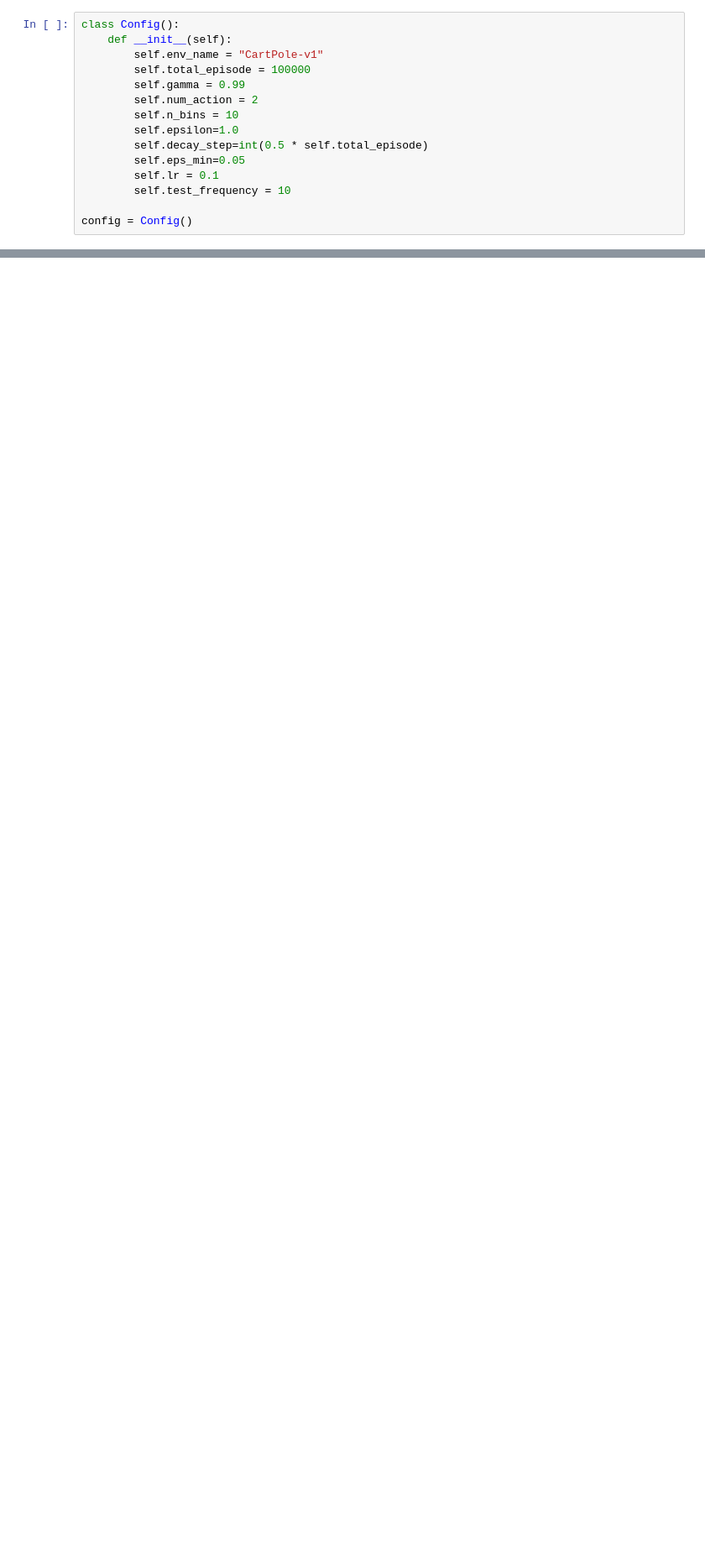
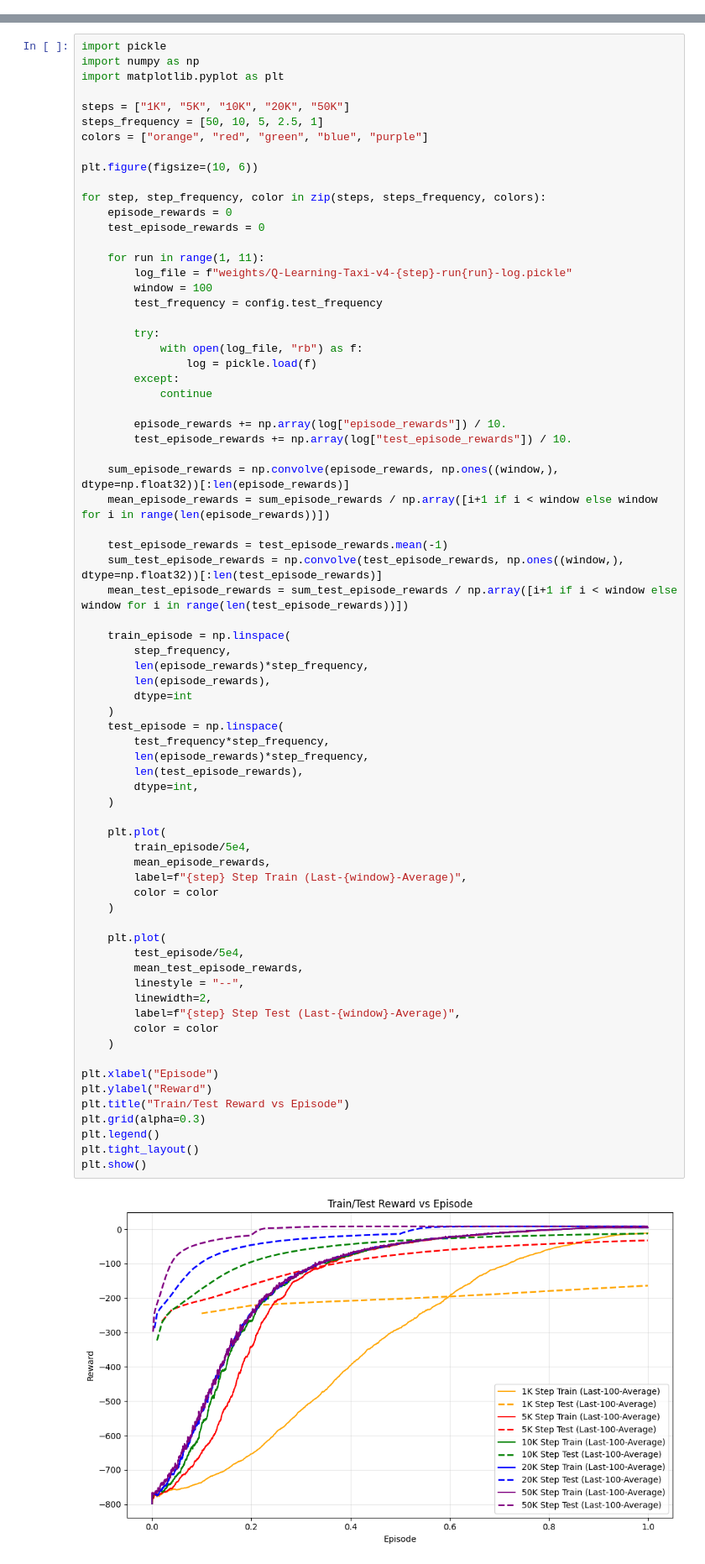
Before and after one commit to CVHvn/RL-Algorithms, a Jupyter notebook: Basic_Algorithms/Q-Learning/Q-Learning.ipynb, the cells around one changed output, grey strips where cells are left out. Shown at 84% size. Cells and saved outputs as stored; diff of their text form; blank space fills up the shorter version.

Commit message:
update Q-Learning

```diff
--- a/Basic_Algorithms/Q-Learning/Q-Learning.ipynb
+++ b/Basic_Algorithms/Q-Learning/Q-Learning.ipynb
@@ -6,15 +10,0 @@ from datetime import datetime, timedelta
-# %%
-class Config():
-    def __init__(self):
-        self.env_name = "CartPole-v1"
-        self.total_episode = 100000
-        self.gamma = 0.99
-        self.num_action = 2
-        self.n_bins = 10
-        self.epsilon=1.0
-        self.decay_step=int(0.5 * self.total_episode)
-        self.eps_min=0.05
-        self.lr = 0.1
-        self.test_frequency = 10
-
-config = Config()
@@ -188,0 +233,74 @@ plt.show()
+# %%
+import pickle
+import numpy as np
+import matplotlib.pyplot as plt
+
+steps = ["1K", "5K", "10K", "20K", "50K"]
+steps_frequency = [50, 10, 5, 2.5, 1]
+colors = ["orange", "red", "green", "blue", "purple"]
+
+plt.figure(figsize=(10, 6))
+
+for step, step_frequency, color in zip(steps, steps_frequency, colors):
+    episode_rewards = 0
+    test_episode_rewards = 0
+
+    for run in range(1, 11):
+        log_file = f"weights/Q-Learning-Taxi-v4-{step}-run{run}-log.pickle"
+        window = 100
+        test_frequency = config.test_frequency
+
+        try:
+            with open(log_file, "rb") as f:
+                log = pickle.load(f)
+        except:
+            continue
+
+        episode_rewards += np.array(log["episode_rewards"]) / 10.
+        test_episode_rewards += np.array(log["test_episode_rewards"]) / 10.
+
+    sum_episode_rewards = np.convolve(episode_rewards, np.ones((window,), dtype=np.float32))[:len(episode_rewards)]
+    mean_episode_rewards = sum_episode_rewards / np.array([i+1 if i < window else window for i in range(len(episode_rewards))])
+
+    test_episode_rewards = test_episode_rewards.mean(-1)
+    sum_test_episode_rewards = np.convolve(test_episode_rewards, np.ones((window,), dtype=np.float32))[:len(test_episode_rewards)]
+    mean_test_episode_rewards = sum_test_episode_rewards / np.array([i+1 if i < window else window for i in range(len(test_episode_rewards))])
+
+    train_episode = np.linspace(
+        step_frequency,
+        len(episode_rewards)*step_frequency,
+        len(episode_rewards),
+        dtype=int
+    )
+    test_episode = np.linspace(
+        test_frequency*step_frequency,
+        len(episode_rewards)*step_frequency,
+        len(test_episode_rewards),
+        dtype=int,
+    )
+
+    plt.plot(
+        train_episode/5e4,
+        mean_episode_rewards,
+        label=f"{step} Step Train (Last-{window}-Average)",
+        color = color
+    )
+
+    plt.plot(
+        test_episode/5e4,
+        mean_test_episode_rewards,
+        linestyle = "--",
+        linewidth=2,
+        label=f"{step} Step Test (Last-{window}-Average)",
+        color = color
+    )
+
+plt.xlabel("Episode")
+plt.ylabel("Reward")
+plt.title("Train/Test Reward vs Episode")
+plt.grid(alpha=0.3)
+plt.legend()
+plt.tight_layout()
+plt.show()
+# %% [output]
+[figure, added]
```
Also changed, not shown: parts of 16 cells of this notebook, 3 other files.
